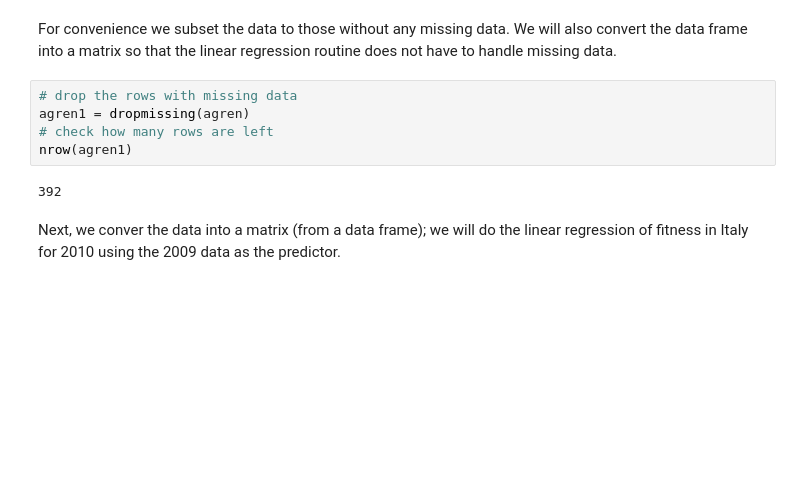
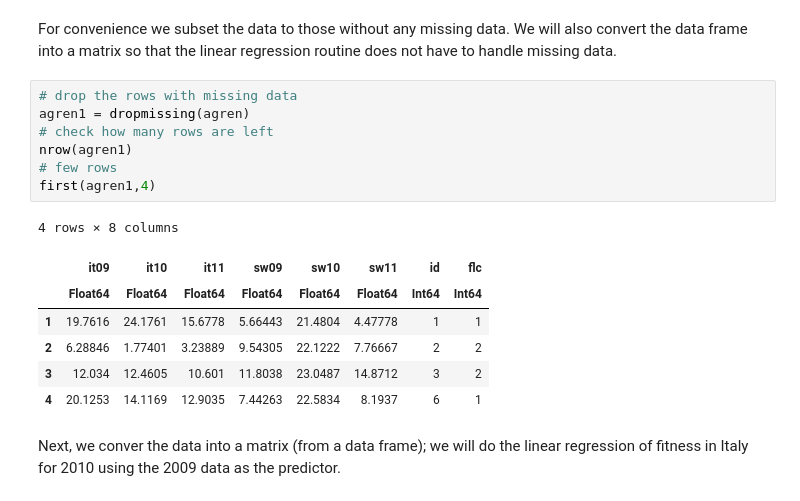
Before and after one commit to senresearch/julia-intro-docs, a Jupyter notebook: notebooks/optim.ipynb, the cells around one changed output. Cells and saved outputs as stored; diff of their text form; blank space fills up the shorter version.

```diff
--- a/notebooks/optim.ipynb
+++ b/notebooks/optim.ipynb
@@ -22,10 +23,18 @@ For convenience we subset the data to those without any missing data.  We will a
 # %%
 # drop the rows with missing data
 agren1 = dropmissing(agren)
 # check how many rows are left
 nrow(agren1)
+# few rows
+first(agren1,4)
 # %% [output]
-392
+4 rows × 8 columns
+|  | it09 | it10 | it11 | sw09 | sw10 | sw11 | id | flc |
+|  | Float64 | Float64 | Float64 | Float64 | Float64 | Float64 | Int64 | Int64 |
+| 1 | 19.7616 | 24.1761 | 15.6778 | 5.66443 | 21.4804 | 4.47778 | 1 | 1 |
+| 2 | 6.28846 | 1.77401 | 3.23889 | 9.54305 | 22.1222 | 7.76667 | 2 | 2 |
+| 3 | 12.034 | 12.4605 | 10.601 | 11.8038 | 23.0487 | 14.8712 | 3 | 2 |
+| 4 | 20.1253 | 14.1169 | 12.9035 | 7.44263 | 22.5834 | 8.1937 | 6 | 1 |
 # %% [markdown]
 Next, we conver the data into a matrix (from a data frame); we will do the linear regression of fitness in Italy for 2010 using the 2009 data as the predictor.
 # %%
```
Also changed, not shown: parts of 11 cells of this notebook, 3 other files.
